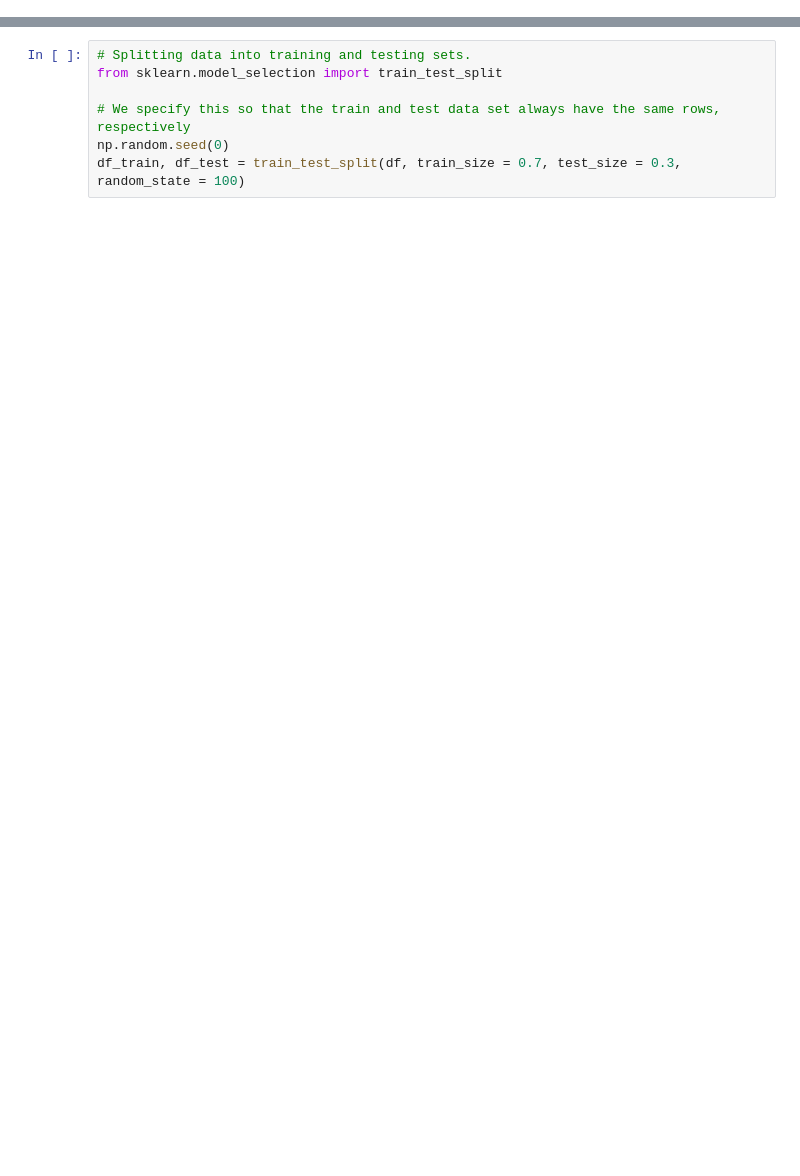
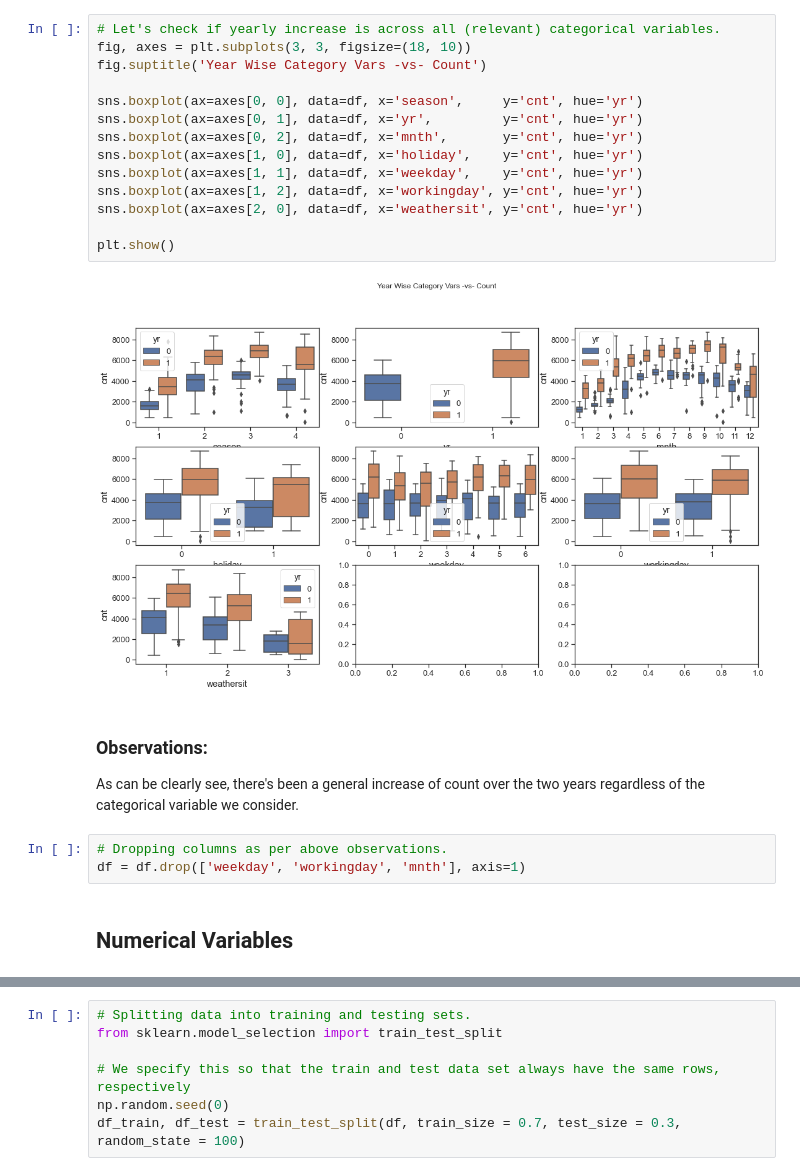
Before and after one commit to Monica05-aadi/Bike_LinearRegression, a Jupyter notebook: Bike Assignment.ipynb, the cells around one changed output, grey strips where cells are left out. Drawn from its saved outputs; the diff is of its cells as text; blank space fills up the shorter version.

```diff
--- a/Bike Assignment.ipynb
+++ b/Bike Assignment.ipynb
@@ -114,0 +150,24 @@ memory usage: 91.4+ KB
+# %%
+# Let's check if yearly increase is across all (relevant) categorical variables.
+fig, axes = plt.subplots(3, 3, figsize=(18, 10))
+fig.suptitle('Year Wise Category Vars -vs- Count')
+
+sns.boxplot(ax=axes[0, 0], data=df, x='season',     y='cnt', hue='yr')
+sns.boxplot(ax=axes[0, 1], data=df, x='yr',         y='cnt', hue='yr')
+sns.boxplot(ax=axes[0, 2], data=df, x='mnth',       y='cnt', hue='yr')
+sns.boxplot(ax=axes[1, 0], data=df, x='holiday',    y='cnt', hue='yr')
+sns.boxplot(ax=axes[1, 1], data=df, x='weekday',    y='cnt', hue='yr')
+sns.boxplot(ax=axes[1, 2], data=df, x='workingday', y='cnt', hue='yr')
+sns.boxplot(ax=axes[2, 0], data=df, x='weathersit', y='cnt', hue='yr')
+
+plt.show()
+# %% [output]
+[figure, added]
+# %% [markdown]
+### Observations:
+As can be clearly see, there's been a general increase of count over the two years regardless of the categorical variable we consider.
+# %%
+# Dropping columns as per above observations.
+df = df.drop(['weekday', 'workingday', 'mnth'], axis=1)
+# %% [markdown]
+## Numerical Variables
```
Also changed, not shown: parts of 136 cells of this notebook, 1 other file.
